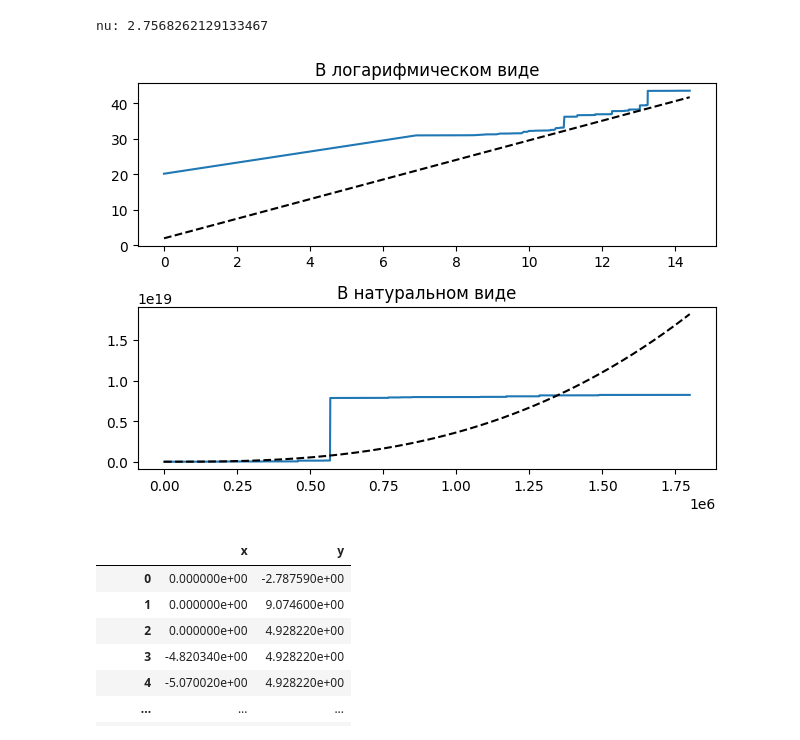
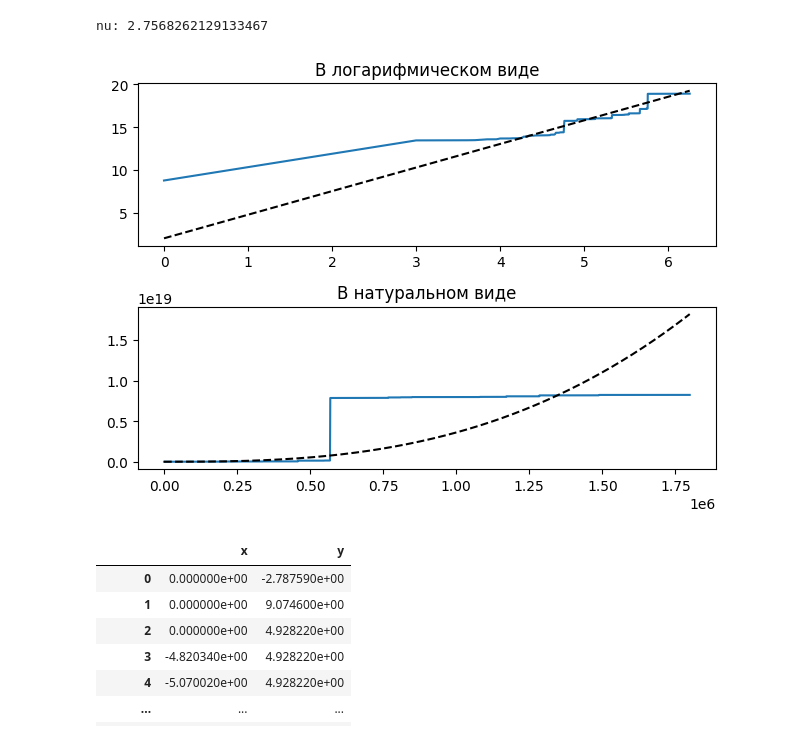
Before and after one commit to Mis-prog/matmod-8sem, a Jupyter notebook: lab1/misha/report/result.ipynb, the cells around one changed output. Saved outputs shown, nothing was run; the diff lists cells and outputs as text; code cells hidden in the pictures.

```diff
--- a/lab1/misha/report/result.ipynb
+++ b/lab1/misha/report/result.ipynb
@@ -3,7 +3,7 @@ import pandas as pd
 import matplotlib.pyplot as plt
 import numpy as np
 # %%
-data_calc = pd.read_csv('../result_new/calc.csv',sep=' ', index_col=False)
+data_calc = pd.read_csv('../result_1.5e5_2e6/calc.csv',sep=' ', index_col=False)
 # %%
 # data_calc.N += 1
 data_calc
@@ -41,25 +41,25 @@ nu: 2.7568262129133467
 # %%
 plt.figure()
 
 plt.subplot(2, 1, 1)
 
-x = np.log(data_calc['N'][:index])
-y = np.log(data_calc['<ΔR^2>'][:index])
+x = np.log10(data_calc['N'][:index])
+y = np.log10(data_calc['<ΔR^2>'][:index])
 plt.title('В логарифмическом виде')
 plt.plot(x, y)
 plt.plot(x, lg_mu + nu * x,'k--', label='Аппроксимация')
 
 plt.subplot(2, 1, 2)
 N_list = data_calc['N'][:index]
 R2_list = data_calc['<ΔR^2>'][:index]
 plt.title('В натуральном виде')
 plt.plot(N_list, R2_list)
 plt.plot(N_list, mu*(N_list**nu),'k--', label='Аппроксимация')
 
 plt.tight_layout()
 plt.show()
 # %% [output]
-[figure, old version]
+[figure, new version]
 # %%
 data_first_particle = pd.read_csv('../result_new/first_particle.csv',sep=' ', index_col=False)
 # %%
```
